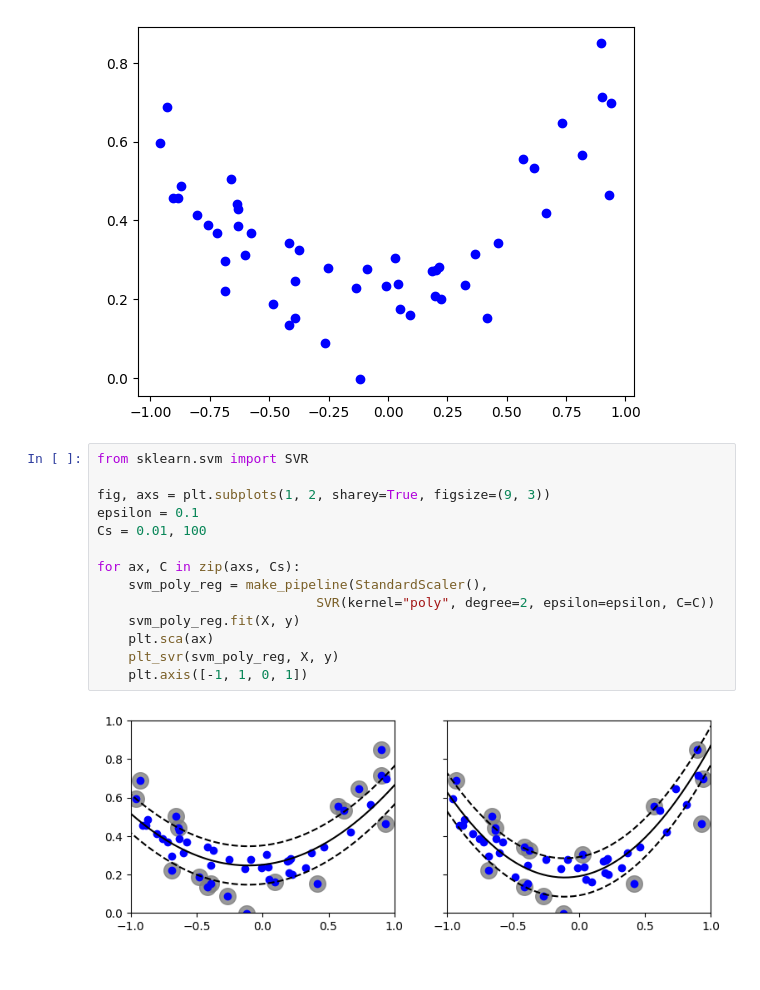
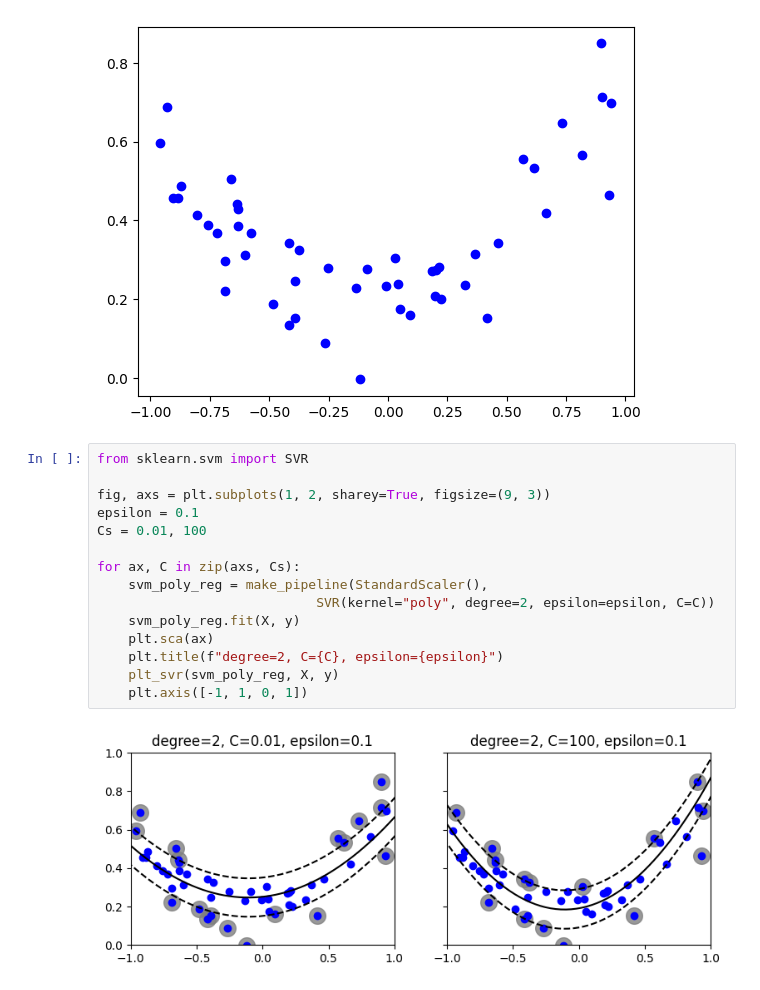
Before and after one commit to Zane-dev16/Support-Vector-Machines, a Jupyter notebook: notebooks/SVMs.ipynb, the cells around one changed output. Cells and saved outputs as stored; diff of their text form.

Commit message:
Add titles to Poly SVM Reg Plots

```diff
--- a/notebooks/SVMs.ipynb
+++ b/notebooks/SVMs.ipynb
@@ -332,16 +332,17 @@ plt.show()
 # %%
 from sklearn.svm import SVR
 
 fig, axs = plt.subplots(1, 2, sharey=True, figsize=(9, 3))
 epsilon = 0.1
 Cs = 0.01, 100
 
 for ax, C in zip(axs, Cs):
     svm_poly_reg = make_pipeline(StandardScaler(),
                             SVR(kernel="poly", degree=2, epsilon=epsilon, C=C))
     svm_poly_reg.fit(X, y)
     plt.sca(ax)
+    plt.title(f"degree=2, C={C}, epsilon={epsilon}")
     plt_svr(svm_poly_reg, X, y)
     plt.axis([-1, 1, 0, 1])
 # %% [output]
-[figure, old version]
+[figure, new version]
```
Also changed, not shown: parts of 1 cell of this notebook.
